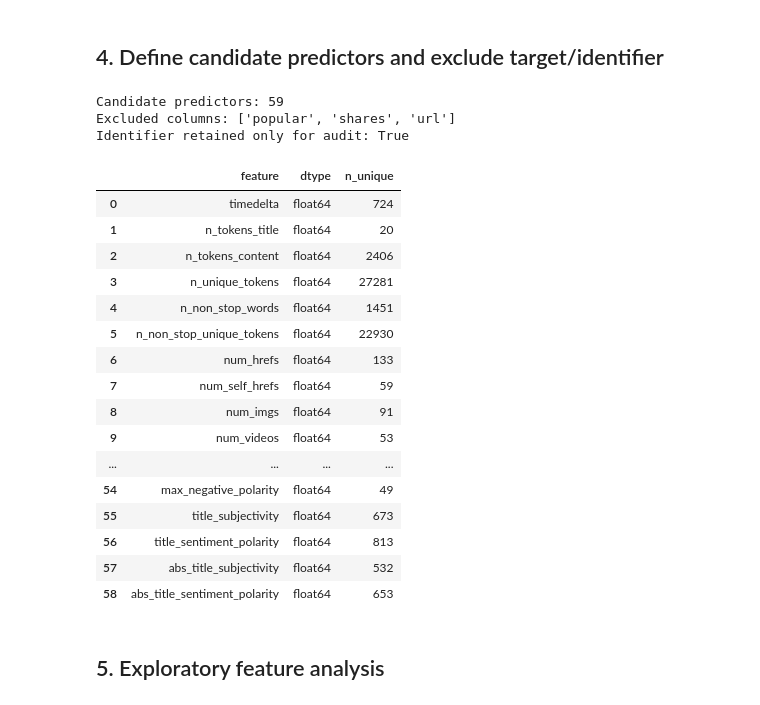
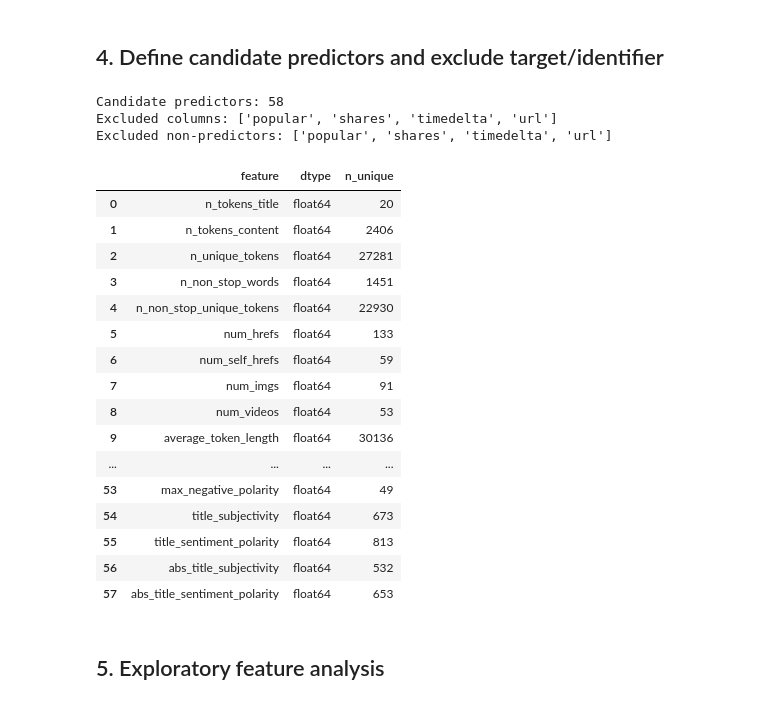
Before and after one commit to yiluo87/DSA5101_proejct_Online-news-popularity-prediction-based-on-PCA-and-Decision-tree, a Jupyter notebook: analysis.ipynb, the cells around one changed output. Saved outputs shown, nothing was run; the diff lists cells and outputs as text; code cells hidden in the pictures.

```diff
--- a/analysis.ipynb
+++ b/analysis.ipynb
@@ -177,40 +180,40 @@ Observed shares median (descriptive only): 1400.0
 # %%
 # `shares` defines the label and must never enter X. `url` is an article identifier,
 # not a generalizable numeric/content predictor, and is excluded from the feature matrix.
-EXCLUDED_COLUMNS = {'shares', 'popular', 'url'}
+EXCLUDED_COLUMNS = {'shares', 'popular', 'url', 'timedelta'}
 feature_columns = [c for c in df.columns if c not in EXCLUDED_COLUMNS]
 X_eda = df[feature_columns].copy()
 y = df['popular'].copy()
 
 print(f'Candidate predictors: {X_eda.shape[1]}')
 print('Excluded columns:', sorted(EXCLUDED_COLUMNS.intersection(df.columns)))
-print('Identifier retained only for audit:', 'url' in df.columns)
+print('Excluded non-predictors:', sorted(EXCLUDED_COLUMNS.intersection(df.columns)))
 display(pd.DataFrame({
     'feature': feature_columns,
     'dtype': X_eda.dtypes.astype(str).values,
     'n_unique': X_eda.nunique(dropna=True).values,
 }).head(70))
 # %% [output]
-Candidate predictors: 59
-Excluded columns: ['popular', 'shares', 'url']
-Identifier retained only for audit: True
+Candidate predictors: 58
+Excluded columns: ['popular', 'shares', 'timedelta', 'url']
+Excluded non-predictors: ['popular', 'shares', 'timedelta', 'url']
 |  | feature | dtype | n_unique |
-| 0 | timedelta | float64 | 724 |
-| 1 | n_tokens_title | float64 | 20 |
-| 2 | n_tokens_content | float64 | 2406 |
-| 3 | n_unique_tokens | float64 | 27281 |
-| 4 | n_non_stop_words | float64 | 1451 |
-| 5 | n_non_stop_unique_tokens | float64 | 22930 |
-| 6 | num_hrefs | float64 | 133 |
-| 7 | num_self_hrefs | float64 | 59 |
-| 8 | num_imgs | float64 | 91 |
-| 9 | num_videos | float64 | 53 |
+| 0 | n_tokens_title | float64 | 20 |
+| 1 | n_tokens_content | float64 | 2406 |
+| 2 | n_unique_tokens | float64 | 27281 |
+| 3 | n_non_stop_words | float64 | 1451 |
+| 4 | n_non_stop_unique_tokens | float64 | 22930 |
+| 5 | num_hrefs | float64 | 133 |
+| 6 | num_self_hrefs | float64 | 59 |
+| 7 | num_imgs | float64 | 91 |
+| 8 | num_videos | float64 | 53 |
+| 9 | average_token_length | float64 | 30136 |
 | ... | ... | ... | ... |
-| 54 | max_negative_polarity | float64 | 49 |
-| 55 | title_subjectivity | float64 | 673 |
-| 56 | title_sentiment_polarity | float64 | 813 |
-| 57 | abs_title_subjectivity | float64 | 532 |
-| 58 | abs_title_sentiment_polarity | float64 | 653 |
+| 53 | max_negative_polarity | float64 | 49 |
+| 54 | title_subjectivity | float64 | 673 |
+| 55 | title_sentiment_polarity | float64 | 813 |
+| 56 | abs_title_subjectivity | float64 | 532 |
+| 57 | abs_title_sentiment_polarity | float64 | 653 |
 # %% [markdown]
 ## 5. Exploratory feature analysis
 # %%
```
Also changed, not shown: parts of 47 cells of this notebook, 1 other file.
